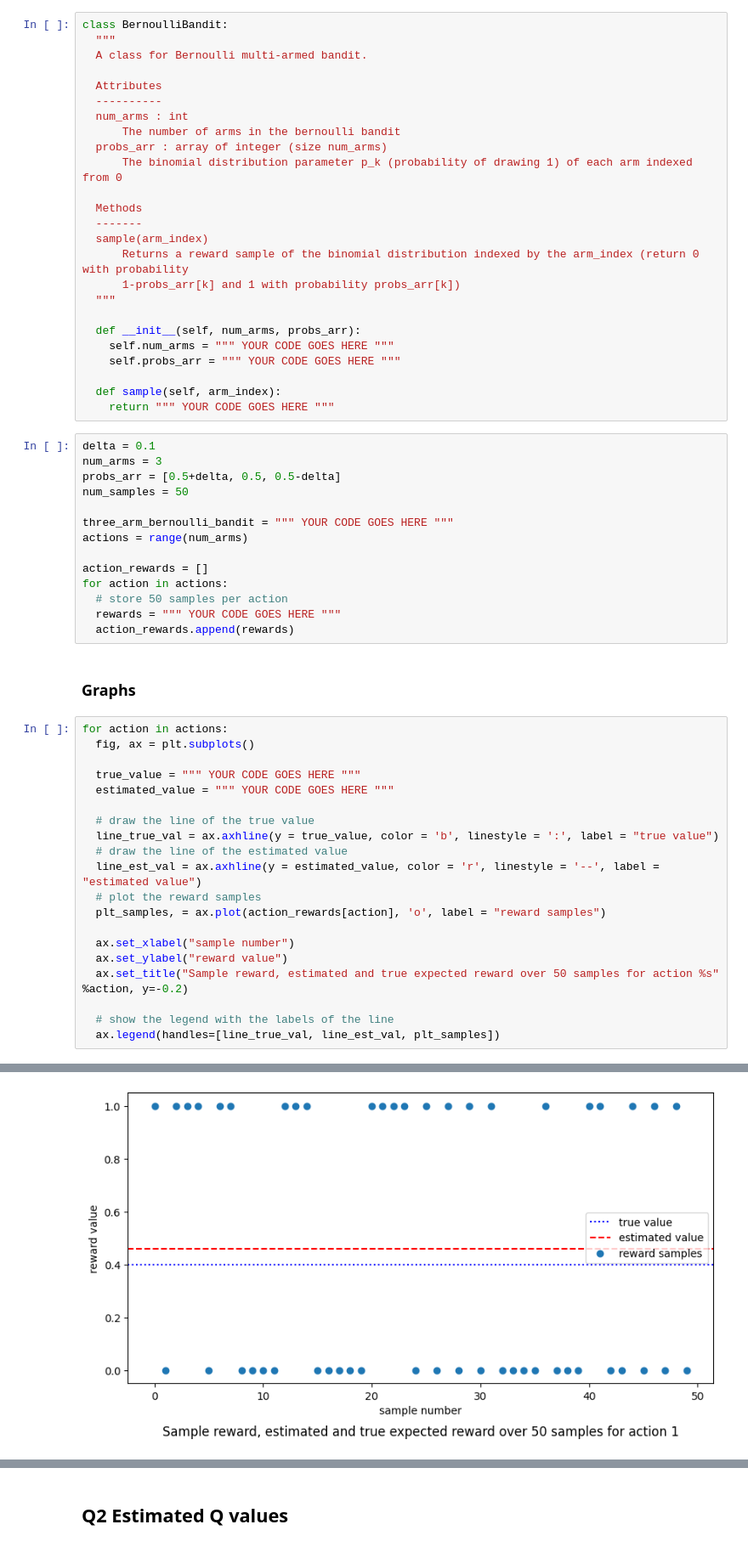
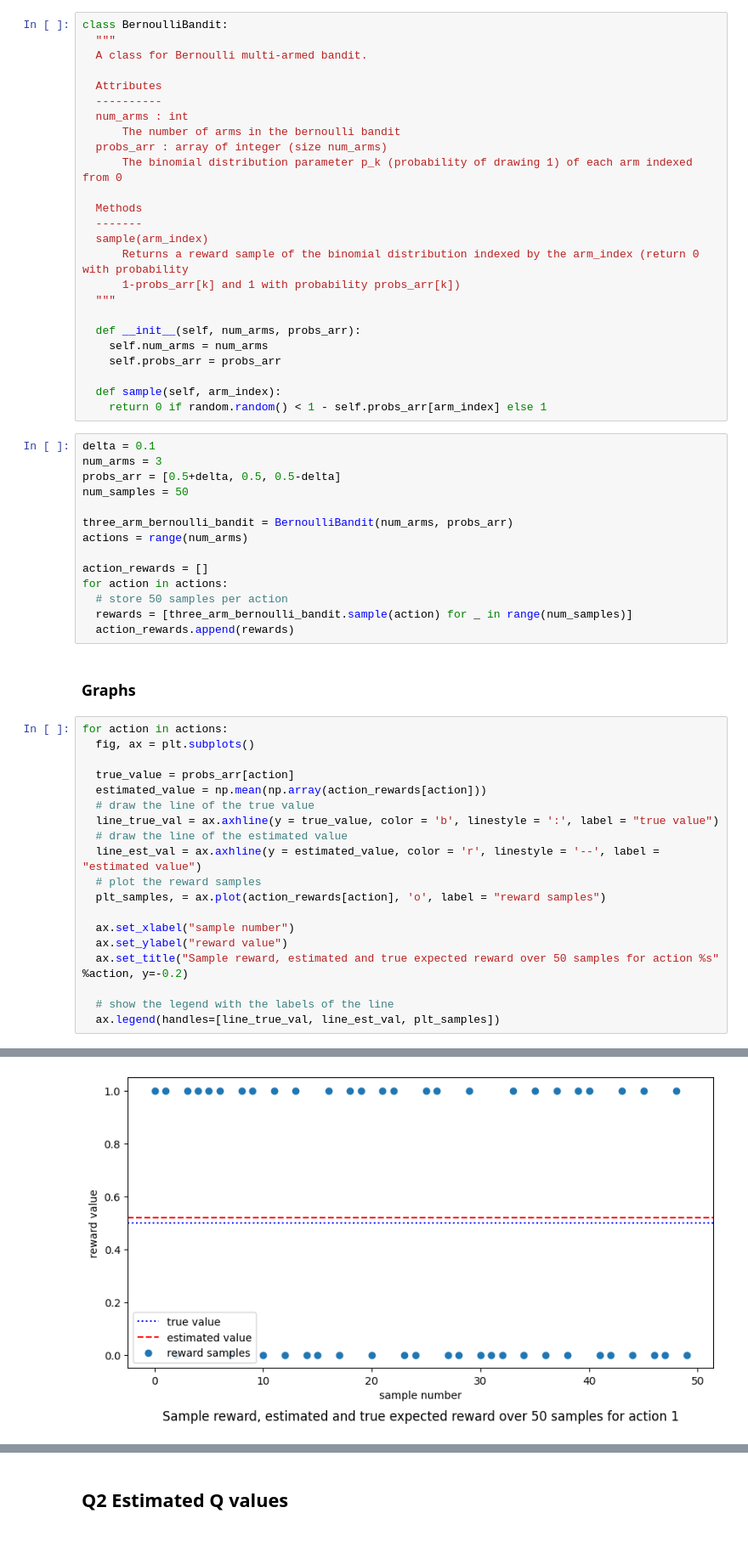
Before and after one commit to ryanreszetnik/COMP579, a Jupyter notebook: A1/COMP579_Assignment1.ipynb, the cells around one changed output, grey strips where cells are left out. Shown: that part at 85% size. Drawn from its saved outputs; the diff is of its cells as text.

```diff
--- a/A1/COMP579_Assignment1.ipynb
+++ b/A1/COMP579_Assignment1.ipynb
@@ -36,24 +36,24 @@ class BernoulliBandit:
   """
 
   def __init__(self, num_arms, probs_arr):
-    self.num_arms = """ YOUR CODE GOES HERE """
-    self.probs_arr = """ YOUR CODE GOES HERE """
+    self.num_arms = num_arms
+    self.probs_arr = probs_arr
 
   def sample(self, arm_index):
-    return """ YOUR CODE GOES HERE """
+    return 0 if random.random() < 1 - self.probs_arr[arm_index] else 1
 # %%
 delta = 0.1
 num_arms = 3
 probs_arr = [0.5+delta, 0.5, 0.5-delta]
 num_samples = 50
 
-three_arm_bernoulli_bandit = """ YOUR CODE GOES HERE """
+three_arm_bernoulli_bandit = BernoulliBandit(num_arms, probs_arr)
 actions = range(num_arms)
 
 action_rewards = []
 for action in actions:
   # store 50 samples per action
-  rewards = """ YOUR CODE GOES HERE """
+  rewards = [three_arm_bernoulli_bandit.sample(action) for _ in range(num_samples)]
   action_rewards.append(rewards)
 # %% [markdown]
 ### Graphs
@@ -61,9 +61,8 @@ for action in actions:
 for action in actions:
   fig, ax = plt.subplots()
 
-  true_value = """ YOUR CODE GOES HERE """
-  estimated_value = """ YOUR CODE GOES HERE """
-
+  true_value = probs_arr[action]
+  estimated_value = np.mean(np.array(action_rewards[action]))
   # draw the line of the true value
   line_true_val = ax.axhline(y = true_value, color = 'b', linestyle = ':', label = "true value")
   # draw the line of the estimated value
@@ -82 +81 @@ for action in actions:
-[figure, old version]
+[figure, new version]
```
Also changed, not shown: parts of 13 cells of this notebook.
